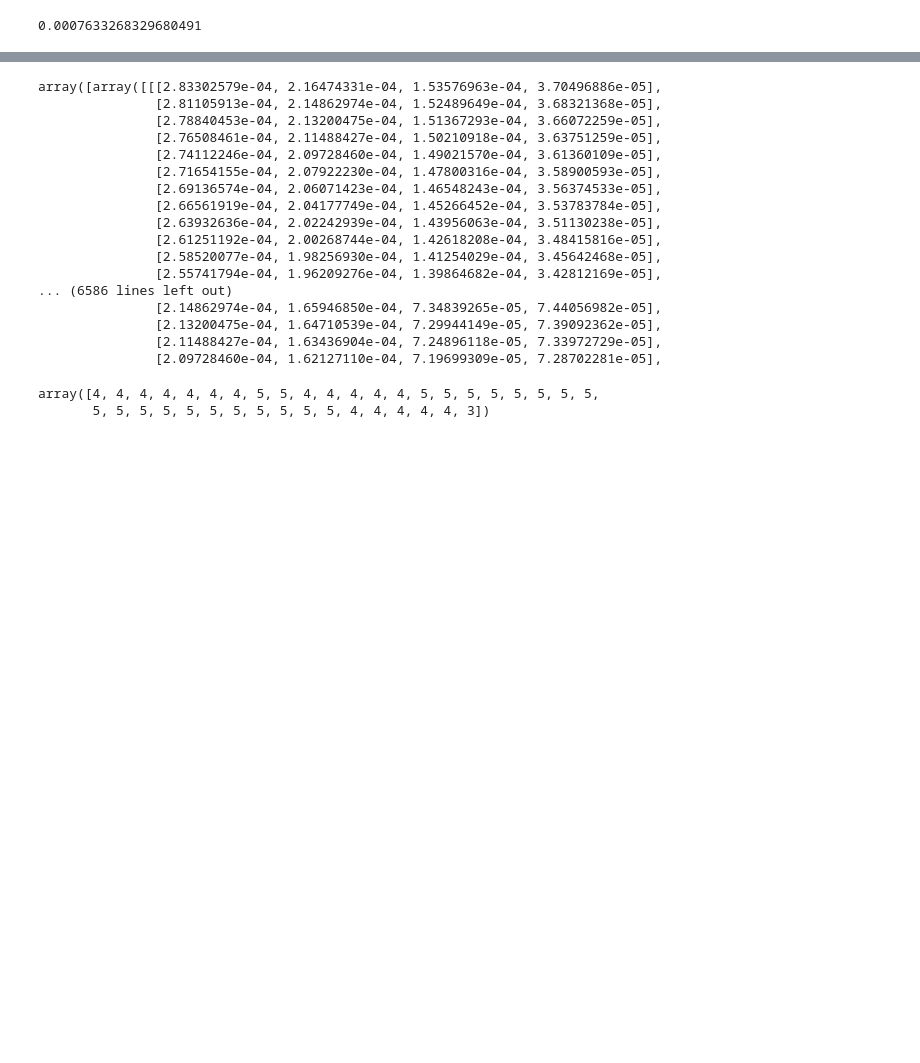
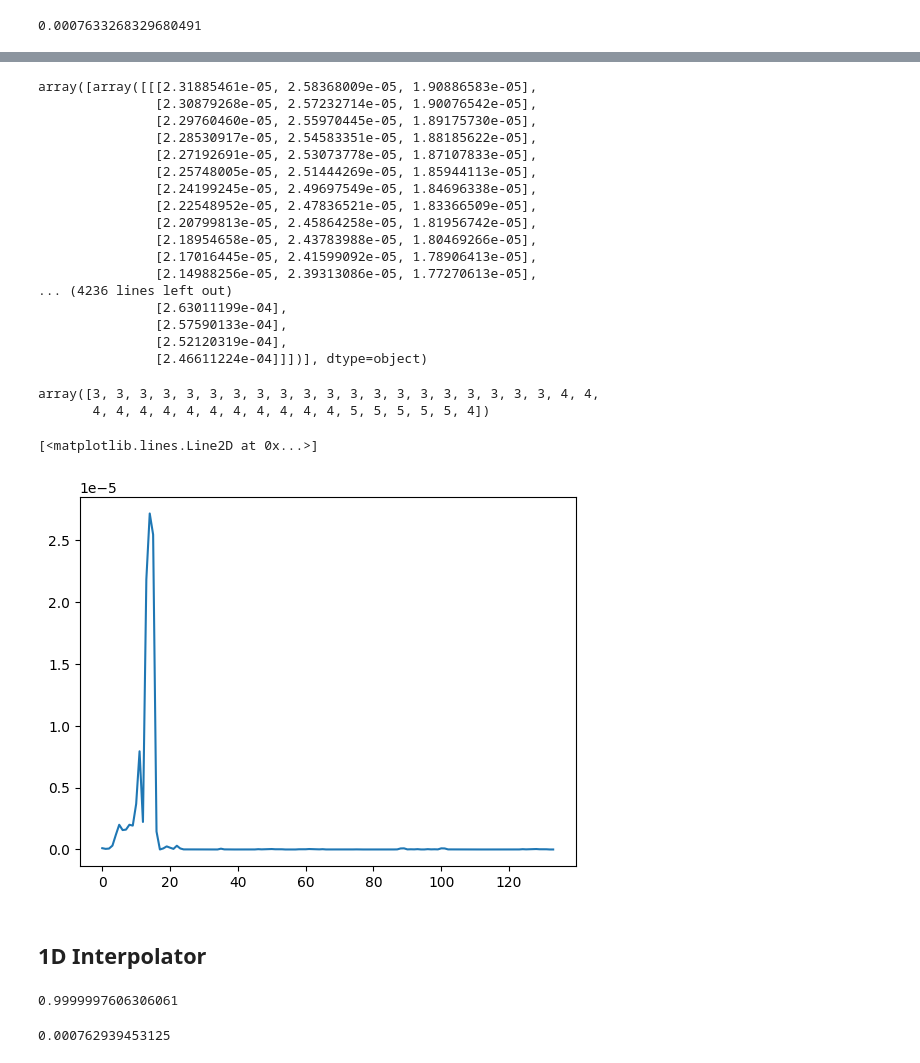
Before and after one commit to pau-torrente/py_ttcross, a Jupyter notebook: tt_cross/python_notebooks/greedy_cross.ipynb, the cells around one changed output, grey strips where cells are left out. Cells and saved outputs as stored; diff of their text form; code cells hidden in the pictures; blank space fills up the shorter version.

Commit message:
Initial 1d interpolator version. Bad results but error under control -> Bad contraction maybe?

```diff
--- a/tt_cross/python_notebooks/greedy_cross.ipynb
+++ b/tt_cross/python_notebooks/greedy_cross.ipynb
@@ -17,7 +18,7 @@ slater(x=[1, 2, 3, 4], num_variables=4)
 # grid_creation
 num_var = 40
 subdivision = 25
-temp = [np.linspace(1, 2, subdivision) for _ in range(num_var)]
+temp = [np.linspace(0.5, 2, subdivision) for _ in range(num_var)]
 grid = np.array(temp)
 grid
 # %% [output]
@@ -104,25 +105,32 @@ example_integrator = greedy_cross(
 
 example_integrator.run()
 # %% [output]
-array([array([[[2.83302579e-04, 2.16474331e-04, 1.53576963e-04, 3.70496886e-05],
-               [2.81105913e-04, 2.14862974e-04, 1.52489649e-04, 3.68321368e-05],
-               [2.78840453e-04, 2.13200475e-04, 1.51367293e-04, 3.66072259e-05],
-               [2.76508461e-04, 2.11488427e-04, 1.50210918e-04, 3.63751259e-05],
-               [2.74112246e-04, 2.09728460e-04, 1.49021570e-04, 3.61360109e-05],
-               [2.71654155e-04, 2.07922230e-04, 1.47800316e-04, 3.58900593e-05],
-               [2.69136574e-04, 2.06071423e-04, 1.46548243e-04, 3.56374533e-05],
-               [2.66561919e-04, 2.04177749e-04, 1.45266452e-04, 3.53783784e-05],
-               [2.63932636e-04, 2.02242939e-04, 1.43956063e-04, 3.51130238e-05],
-               [2.61251192e-04, 2.00268744e-04, 1.42618208e-04, 3.48415816e-05],
-               [2.58520077e-04, 1.98256930e-04, 1.41254029e-04, 3.45642468e-05],
-               [2.55741794e-04, 1.96209276e-04, 1.39864682e-04, 3.42812169e-05],
-... (6586 lines left out)
-               [2.14862974e-04, 1.65946850e-04, 7.34839265e-05, 7.44056982e-05],
-               [2.13200475e-04, 1.64710539e-04, 7.29944149e-05, 7.39092362e-05],
-               [2.11488427e-04, 1.63436904e-04, 7.24896118e-05, 7.33972729e-05],
-               [2.09728460e-04, 1.62127110e-04, 7.19699309e-05, 7.28702281e-05],
+array([array([[[2.31885461e-05, 2.58368009e-05, 1.90886583e-05],
+               [2.30879268e-05, 2.57232714e-05, 1.90076542e-05],
+               [2.29760460e-05, 2.55970445e-05, 1.89175730e-05],
+               [2.28530917e-05, 2.54583351e-05, 1.88185622e-05],
+               [2.27192691e-05, 2.53073778e-05, 1.87107833e-05],
+               [2.25748005e-05, 2.51444269e-05, 1.85944113e-05],
+               [2.24199245e-05, 2.49697549e-05, 1.84696338e-05],
+               [2.22548952e-05, 2.47836521e-05, 1.83366509e-05],
+               [2.20799813e-05, 2.45864258e-05, 1.81956742e-05],
+               [2.18954658e-05, 2.43783988e-05, 1.80469266e-05],
+               [2.17016445e-05, 2.41599092e-05, 1.78906413e-05],
+               [2.14988256e-05, 2.39313086e-05, 1.77270613e-05],
+... (4236 lines left out)
+               [2.63011199e-04],
+               [2.57590133e-04],
+               [2.52120319e-04],
+               [2.46611224e-04]]])], dtype=object)
 # %%
 example_integrator.bonds
 # %% [output]
-array([4, 4, 4, 4, 4, 4, 4, 5, 5, 4, 4, 4, 4, 4, 5, 5, 5, 5, 5, 5, 5, 5,
-       5, 5, 5, 5, 5, 5, 5, 5, 5, 5, 5, 4, 4, 4, 4, 4, 3])
+array([3, 3, 3, 3, 3, 3, 3, 3, 3, 3, 3, 3, 3, 3, 3, 3, 3, 3, 3, 3, 4, 4,
+       4, 4, 4, 4, 4, 4, 4, 4, 4, 4, 4, 5, 5, 5, 5, 5, 4])
+# %%
+plt.plot(example_integrator.error[100:])
+# %% [output]
+[<matplotlib.lines.Line2D at 0x...>]
+[figure, added]
+# %% [markdown]
+## 1D Interpolator
@@ -128,0 +151,8 @@ array([4, 4, 4, 4, 4, 4, 4, 5, 5, 4, 4, 4, 4, 4, 5, 5, 5, 5, 5, 5, 5, 5,
+# %%
+sinc_interpolator.func_from_binary([0 for _ in range(3)])
+# %% [output]
+0.9999997606306061
+# %%
+sinc_interpolator.h
+# %% [output]
+0.000762939453125
```
Also changed, not shown: parts of 18 cells of this notebook, 2 other files.
